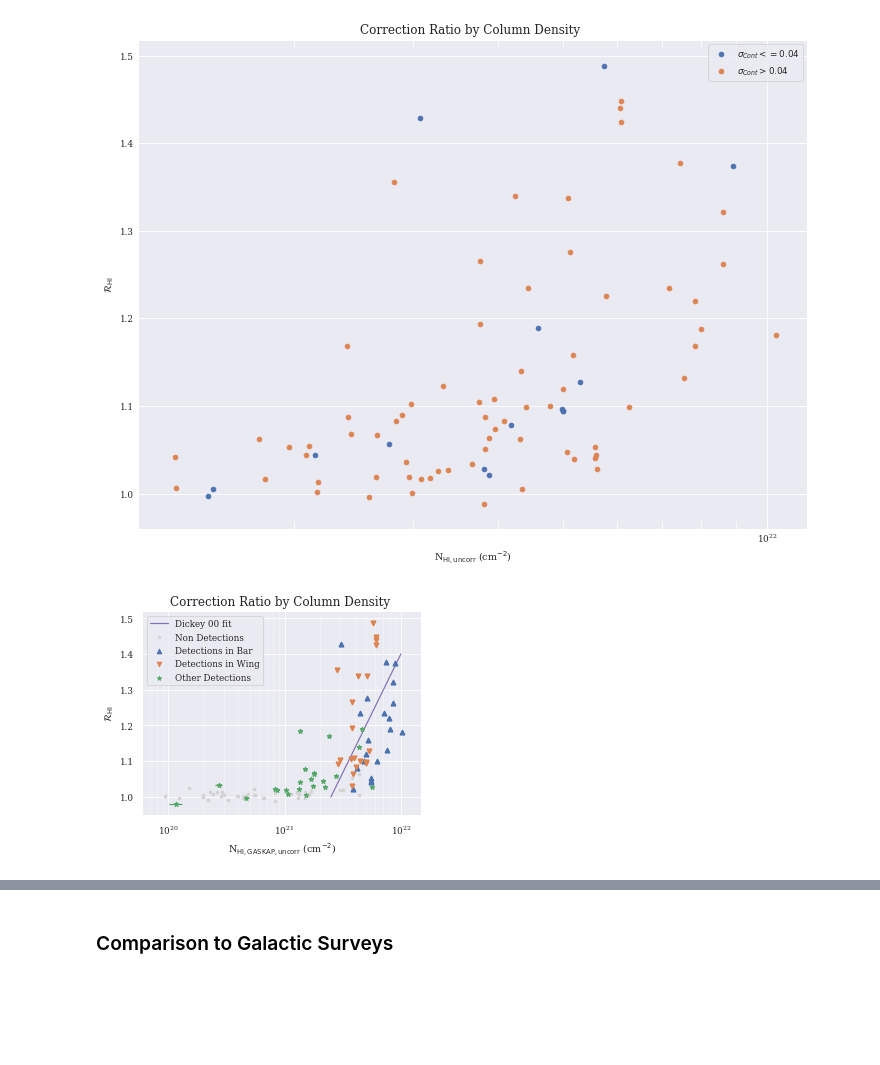
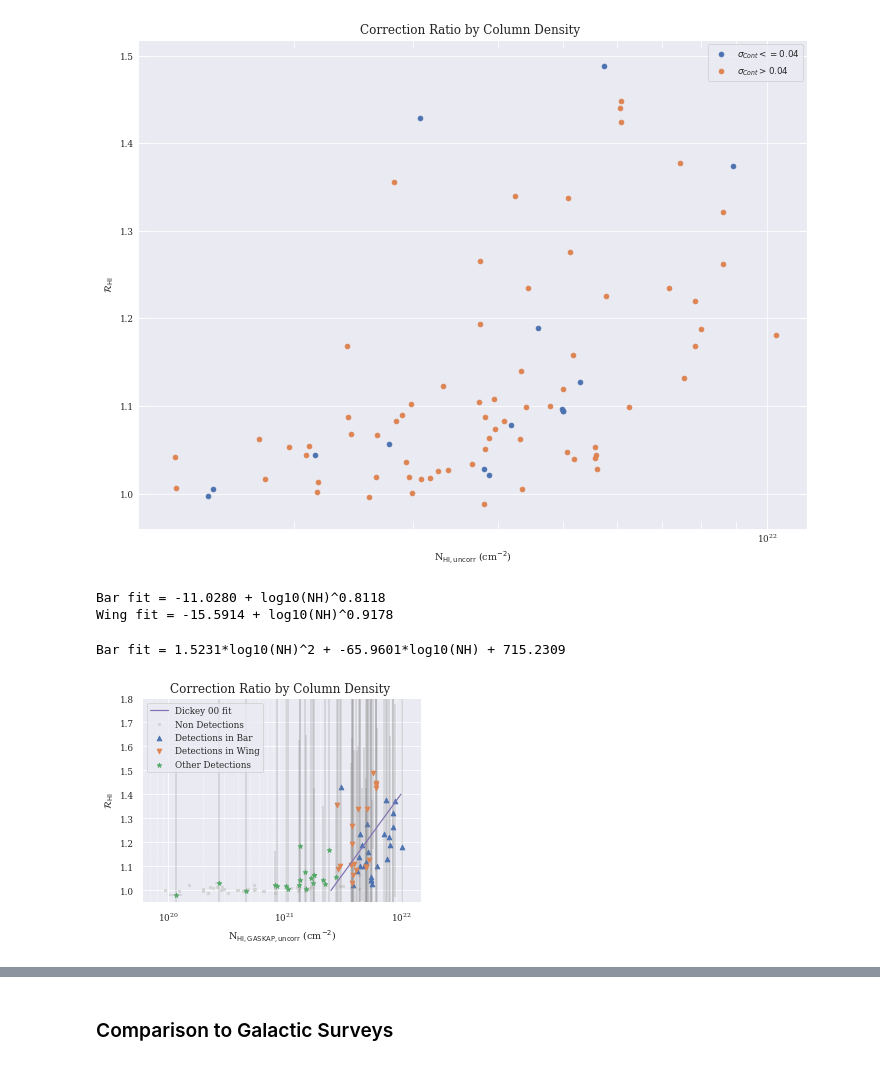
Before and after one commit to jd-au/dempsey_et_al_2022, a Jupyter notebook: CorrectedColumnDensity.ipynb, the cells around one changed output, grey strips where cells are left out. Cells and saved outputs as stored; diff of their text form; code cells hidden in the pictures; blank space fills up the shorter version.

```diff
--- a/CorrectedColumnDensity.ipynb
+++ b/CorrectedColumnDensity.ipynb
@@ -298,7 +403,7 @@ WARNING: W50: ?:?:?: W50: Invalid unit string 'mJy/beam' [astropy.io.votable.tre
 # %%
 smc_filter = spectra_table['nh_gass'] >= 2E21
 
-smc_reg = regions.ds9.read.read_ds9('smc-regions.reg')
+smc_reg = regions.ds9.read.read_ds9('smc-regions-adj.reg')
 bar = smc_reg[0]
 wing = smc_reg[1]
 
@@ -437,6 +542,30 @@ ax.legend()
 fig.savefig('figures/nh_rhi.png', bbox_inches='tight')
 # %% [output]
 [figure]
+# %%
+from scipy.optimize import curve_fit
+
+# Fitting lines to the different subsets
+def test_line(x, a, b):
+    return a + (b * x)
+
+def test_power(x, a, b):
+    return a + (x**b)
+
+trimmed_bar_det = bar_det & (spectra_table['nh_uncorr'] > 4e21)
+bar_fit, param_cov = curve_fit(test_power, np.log10(spectra_table['nh_uncorr'][trimmed_bar_det]), spectra_table['r_hi'][trimmed_bar_det])
+print ("Bar fit = {:.4f} + log10(NH)^{:.4f}".format(bar_fit[0], bar_fit[1]))
+#print ("Bar fit = {:.4f} + {:.4f} x log10(NH)".format(bar_fit[0], bar_fit[1]))
+wing_fit, param_cov = curve_fit(test_power, np.log10(spectra_table['nh_uncorr'][wing_det]), spectra_table['r_hi'][wing_det])
+print ("Wing fit = {:.4f} + log10(NH)^{:.4f}".format(wing_fit[0], wing_fit[1]))
+# %% [output]
+Bar fit = -11.0280 + log10(NH)^0.8118
+Wing fit = -15.5914 + log10(NH)^0.9178
+# %%
+bar_fit = np.polyfit(np.log10(spectra_table['nh_uncorr'][trimmed_bar_det]), spectra_table['r_hi'][trimmed_bar_det], 2)
+print ("Bar fit = {:.4f}*log10(NH)^2 + {:.4f}*log10(NH) + {:.4f} ".format(bar_fit[0], bar_fit[1], bar_fit[2]))
+# %% [output]
+Bar fit = 1.5231*log10(NH)^2 + -65.9601*log10(NH) + 715.2309
 # %%
 
 #fig, ax = plt.subplots(1,1, figsize=(6,4.5))
@@ -448,41 +577,48 @@ log_n_h = np.log10(spectra_table['nh_uncorr'])
 e_log_n_h = log_n_h*(spectra_table['e_nh_uncorr']/spectra_table['nh_uncorr'])
 #print (e_log_n_h)
 
+#ax.errorbar(spectra_table['nh_uncorr'][non_detect], spectra_table['r_hi'][non_detect], xerr=spectra_table['e_nh_uncorr'][non_detect], yerr=spectra_table['e_r_hi'][non_detect], color='grey', fmt='none', zorder=1, elinewidth=0.4)
 ax.scatter(spectra_table['nh_uncorr'][non_detect], spectra_table['r_hi'][non_detect], marker='.', color='lightgray', label='Non Detections')
-ax.errorbar(spectra_table['nh_uncorr'][non_detect], spectra_table['r_hi'][non_detect], xerr=e_log_n_h[non_detect], fmt=".", color='lightgray')
+#ax.errorbar(spectra_table['nh_uncorr'][non_detect], spectra_table['r_hi'][non_detect], xerr=e_log_n_h[non_detect], fmt=".", color='lightgray')
 
+ax.errorbar(spectra_table['nh_uncorr'][bar_det], spectra_table['r_hi'][bar_det], xerr=spectra_table['e_nh_uncorr'][bar_det], yerr=spectra_table['e_r_hi'][bar_det], color='grey', fmt='none', zorder=1, elinewidth=0.4)
 ax.scatter(spectra_table['nh_uncorr'][bar_det], spectra_table['r_hi'][bar_det], marker='^', label='Detections in Bar')
-ax.errorbar(spectra_table['nh_uncorr'][bar_det], spectra_table['r_hi'][bar_det], xerr=spectra_table['e_nh_uncorr'][bar_det], fmt='^')
 
+ax.errorbar(spectra_table['nh_uncorr'][wing_det], spectra_table['r_hi'][wing_det], xerr=spectra_table['e_nh_uncorr'][wing_det], yerr=spectra_table['e_r_hi'][wing_det], color='grey', fmt='none', zorder=1, elinewidth=0.4)
 ax.scatter(spectra_table['nh_uncorr'][wing_det], spectra_table['r_hi'][wing_det], marker='v', label='Detections in Wing')
-ax.errorbar(spectra_table['nh_uncorr'][wing_det], spectra_table['r_hi'][wing_det], xerr=spectra_table['e_nh_uncorr'][wing_det], fmt='v')
 
-
+ax.errorbar(spectra_table['nh_uncorr'][other_det], spectra_table['r_hi'][other_det], xerr=spectra_table['e_nh_uncorr'][other_det], yerr=spectra_table['e_r_hi'][other_det], color='grey', fmt='none', zorder=1, elinewidth=0.4)
 ax.scatter(spectra_table['nh_uncorr'][other_det], spectra_table['r_hi'][other_det], marker='*', label='Other Detections')
-ax.errorbar(spectra_table['nh_uncorr'][other_det], spectra_table['r_hi'][other_det], xerr=spectra_table['e_nh_uncorr'][other_det], fmt='*')
 
 
 
 ax.set_xscale("log", basex=10,subsx=[2, 3, 4, 5, 6, 7, 8, 9])
 ax.set_xlim(6E19, 1.5E22)
 #ax.set_yscale("log", basey=10,subsy=[2, 3, 4, 5, 6, 7, 8, 9])
-#ax.set_ylim(0.005, 300)
+ax.set_ylim(0.95, 1.8)
 #ax.set_yticklabels(labels=['', '', '0.01', '0.1', '1', '10', '100'])
 #ax.set_xlabel(r'N$_{\rm HI, uncorr}$ (cm$^{-2}$)')
 ax.set_xlabel(r'N$_{\rm HI,GASKAP,uncorr}$ (cm$^{-2}$)')
 ax.set_ylabel(r'$\mathcal{R}_{\rm HI}$')
 #ax.tick_params(which='both', direction='in', bottom=True, top=True, left=True, right=True, color='w')#, length=8)
 ax.set_title('Correction Ratio by Column Density ', size=12)
 nh_sample = np.linspace(2.5E21, 1E22,1000)
 d00_line = 1+0.667*(np.log10(nh_sample)-21.4)
-#ax.plot(np.log10(nh_sample), d00_line, label="Dickey 00 fit", c="C4")
 ax.plot(nh_sample, d00_line, label="Dickey 00 fit", c="C4")
+#bar_line = bar_fit[0] + bar_fit[1]*(np.log10(nh_sample))
+bar_line = bar_fit[2] + bar_fit[1]*(np.log10(nh_sample)) + bar_fit[0]*(np.log10(nh_sample))**2
+#ax.plot(nh_sample, bar_line, label="Bar fit", c="C0", ls=':')
+#wing_line = wing_fit[0] + wing_fit[1]*(np.log10(nh_sample))
+#wing_line = wing_fit[0] + (np.log10(nh_sample))**wing_fit[1]
+#ax.plot(nh_sample, wing_line, label="Wing fit", c="C1", ls=':')
+
+
 
 plt.grid(True, which="major", ls="-")
 plt.grid(True, which="minor", ls=":")
 
-ax.legend()
+ax.legend(loc='upper left')
 fig.savefig('figures/nh_rhi_detections.png', bbox_inches='tight', dpi=200)
 fig.savefig('figures/nh_rhi_detections.pdf', bbox_inches='tight')
 # %% [output]
-[figure, old version]
+[figure, new version]
```
Also changed, not shown: parts of 20 cells of this notebook.
